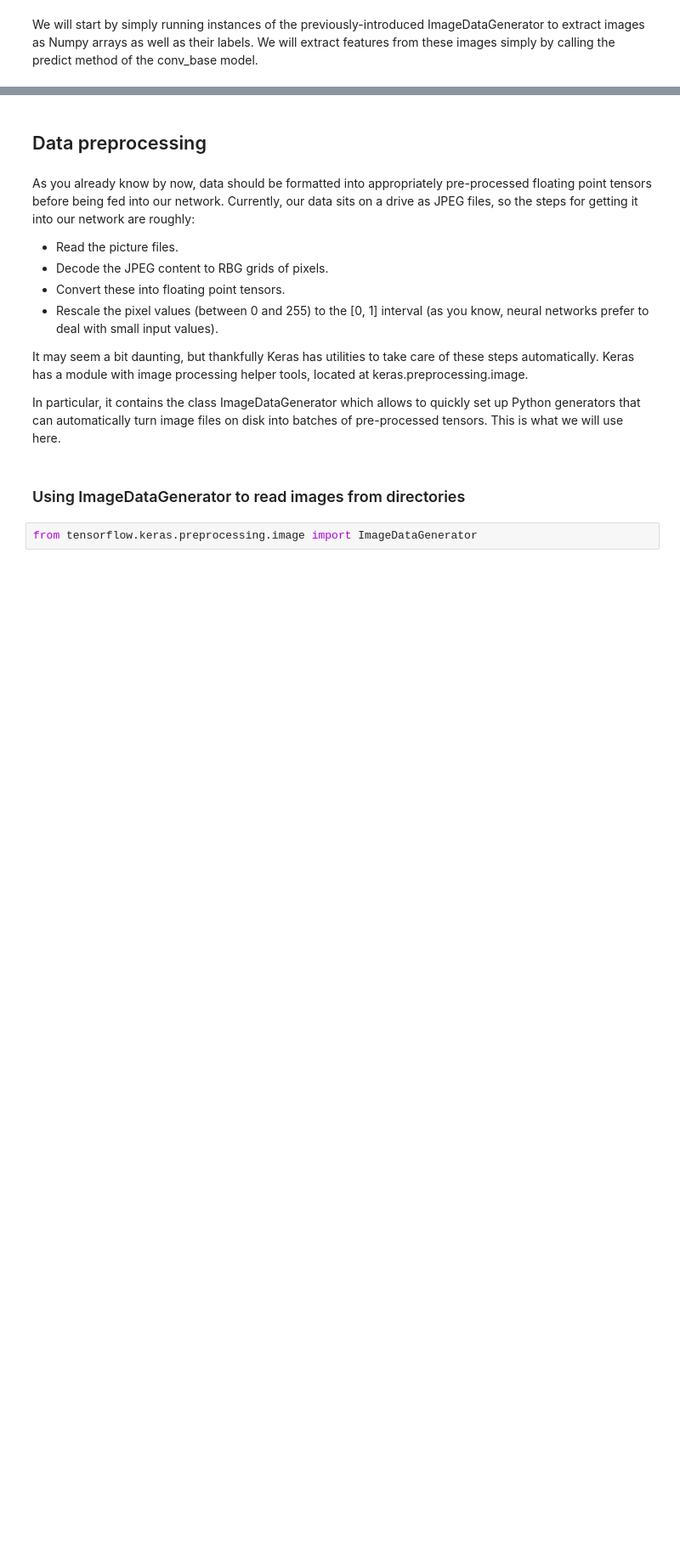
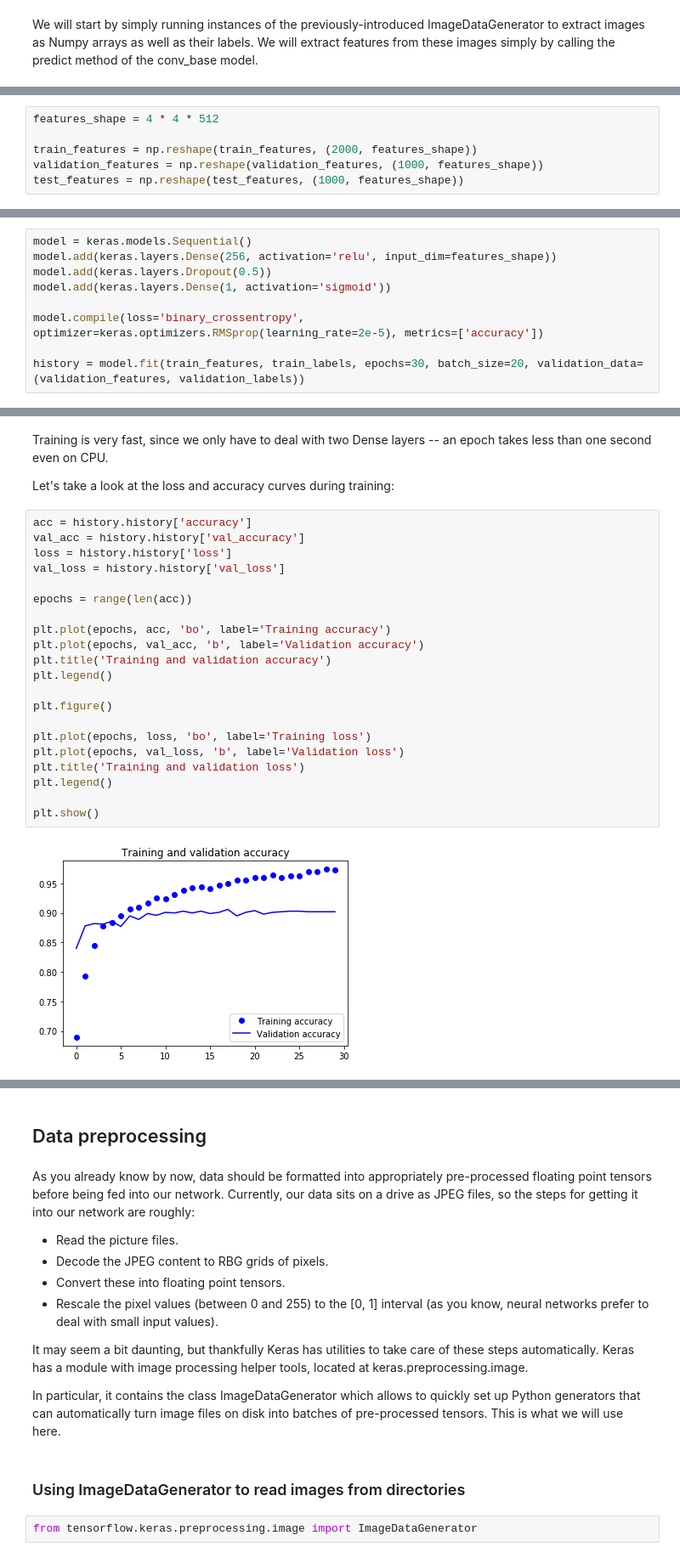
Before and after one commit to rahiakela/deep-learning-with-python-francois-chollet, a Jupyter notebook: 3_using_pre_trained_convnet_for_small_dataset.ipynb, the cells around one changed output, grey strips where cells are left out. Shown at 85% size. Drawn from its saved outputs; the diff is of its cells as text; blank space fills up the shorter version.

```diff
--- a/3_using_pre_trained_convnet_for_small_dataset.ipynb
+++ b/3_using_pre_trained_convnet_for_small_dataset.ipynb
@@ -356,0 +338,6 @@ model.compile(loss='binary_crossentropy', optimizer=keras.optimizers.RMSprop(lea
+# %%
+features_shape = 4 * 4 * 512
+
+train_features = np.reshape(train_features, (2000, features_shape))
+validation_features = np.reshape(validation_features, (1000, features_shape))
+test_features = np.reshape(test_features, (1000, features_shape))
@@ -356,0 +346,9 @@ model.compile(loss='binary_crossentropy', optimizer=keras.optimizers.RMSprop(lea
+# %%
+model = keras.models.Sequential()
+model.add(keras.layers.Dense(256, activation='relu', input_dim=features_shape))
+model.add(keras.layers.Dropout(0.5))
+model.add(keras.layers.Dense(1, activation='sigmoid'))
+
+model.compile(loss='binary_crossentropy', optimizer=keras.optimizers.RMSprop(learning_rate=2e-5), metrics=['accuracy'])
+
+history = model.fit(train_features, train_labels, epochs=30, batch_size=20, validation_data=(validation_features, validation_labels))
@@ -356,0 +373,27 @@ model.compile(loss='binary_crossentropy', optimizer=keras.optimizers.RMSprop(lea
+# %% [markdown]
+Training is very fast, since we only have to deal with two Dense layers -- an epoch takes less than one second even on CPU.
+
+Let's take a look at the loss and accuracy curves during training:
+# %%
+acc = history.history['accuracy']
+val_acc = history.history['val_accuracy']
+loss = history.history['loss']
+val_loss = history.history['val_loss']
+
+epochs = range(len(acc))
+
+plt.plot(epochs, acc, 'bo', label='Training accuracy')
+plt.plot(epochs, val_acc, 'b', label='Validation accuracy')
+plt.title('Training and validation accuracy')
+plt.legend()
+
+plt.figure()
+
+plt.plot(epochs, loss, 'bo', label='Training loss')
+plt.plot(epochs, val_loss, 'b', label='Validation loss')
+plt.title('Training and validation loss')
+plt.legend()
+
+plt.show()
+# %% [output]
+[figure, added]
```
Also changed, not shown: parts of 22 cells of this notebook.
